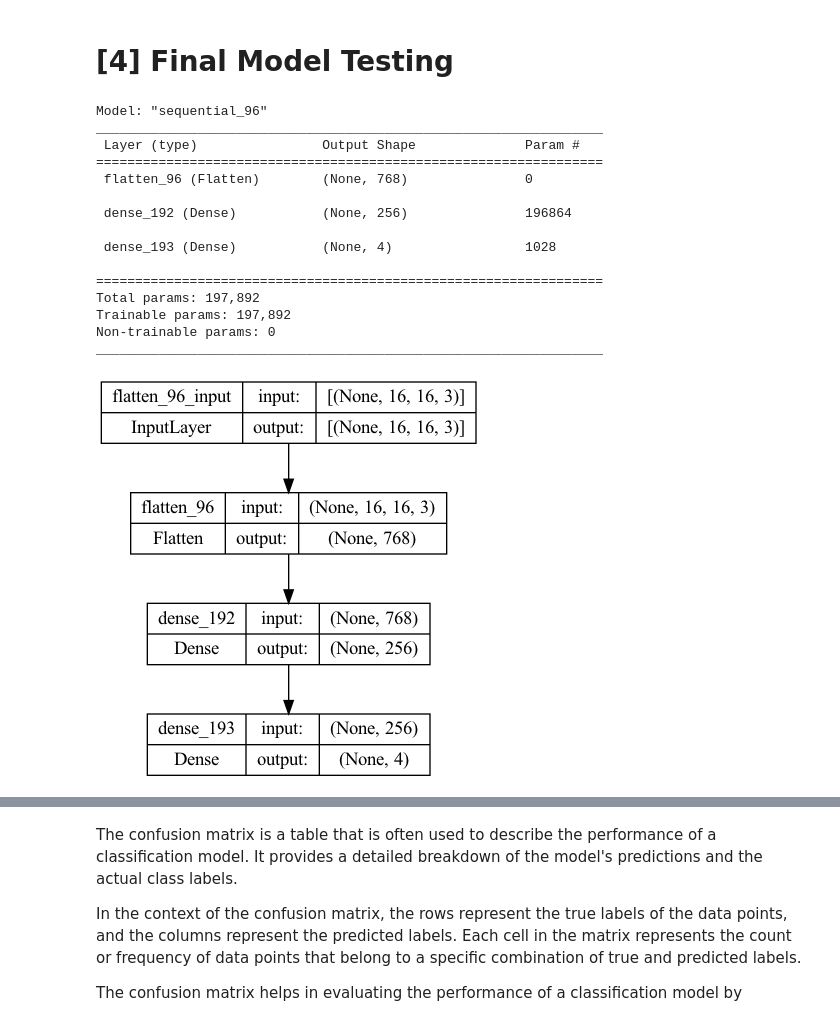
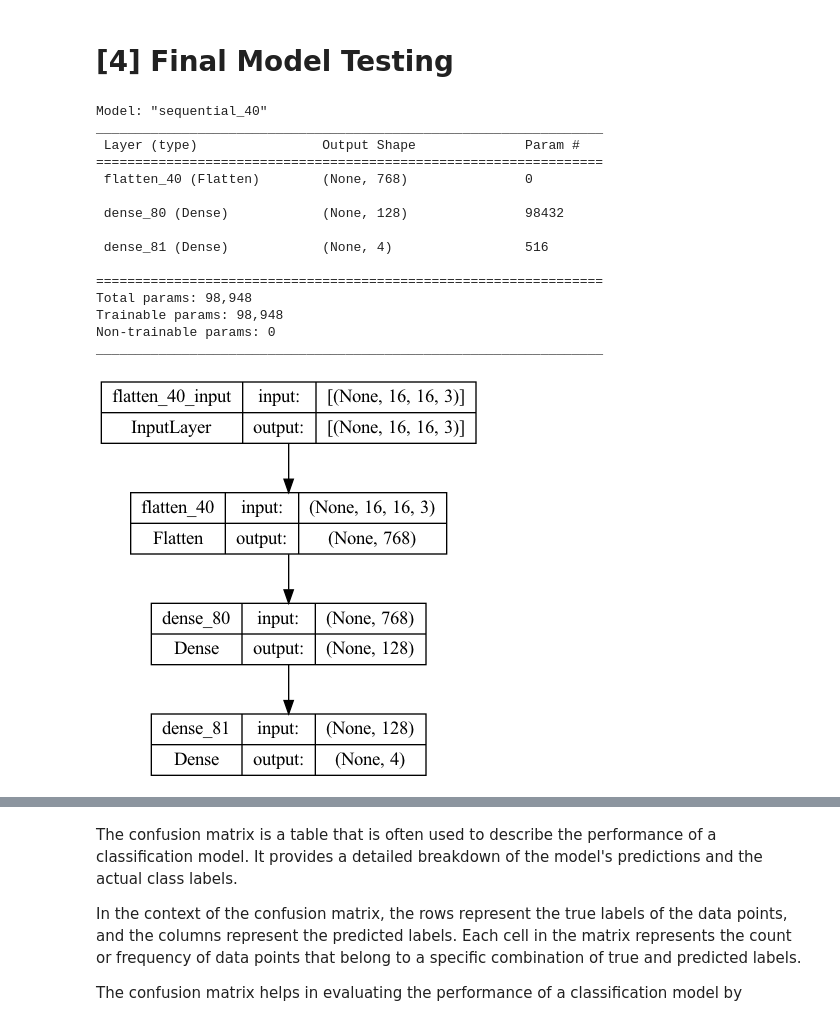
Before and after one commit to AmiruC/Machine-Learning-Cancer-Classification-Model, a Jupyter notebook: notebooks/notebook.ipynb, the cells around one changed output, grey strips where cells are left out. Cells and saved outputs as stored; diff of their text form; code cells hidden in the pictures.

```diff
--- a/notebooks/notebook.ipynb
+++ b/notebooks/notebook.ipynb
@@ -450,38 +475,38 @@ These results were applied to the Final Model.
 # %%
 import tensorflow as tf
 
 INPUT_DIM = (16,16,3)
-HIDDEN_LAYER_DIM = 256
+HIDDEN_LAYER_DIM = 128
 OUTPUT_CLASSES = 4
 
 tuned_model = tf.keras.Sequential([
     tf.keras.layers.Flatten(input_shape=INPUT_DIM),
     tf.keras.layers.Dense(HIDDEN_LAYER_DIM, activation='sigmoid', kernel_regularizer=tf.keras.regularizers.l2(0.01)),
     tf.keras.layers.Dense(OUTPUT_CLASSES)
 ])
 
 optimizer = tf.keras.optimizers.SGD(learning_rate=0.020967378215835976)
 tuned_model.compile(optimizer=optimizer, loss=tf.keras.losses.CategoricalCrossentropy(from_logits=True), metrics=['categorical_accuracy'])
 tuned_model.summary()
 
 tf.keras.utils.plot_model(tuned_model, show_shapes=True)
 # %% [output]
-Model: "sequential_96"
+Model: "sequential_40"
 _________________________________________________________________
  Layer (type)                Output Shape              Param #
 =================================================================
- flatten_96 (Flatten)        (None, 768)               0
+ flatten_40 (Flatten)        (None, 768)               0
 
- dense_192 (Dense)           (None, 256)               196864
+ dense_80 (Dense)            (None, 128)               98432
 
- dense_193 (Dense)           (None, 4)                 1028
+ dense_81 (Dense)            (None, 4)                 516
 
 =================================================================
-Total params: 197,892
-Trainable params: 197,892
+Total params: 98,948
+Trainable params: 98,948
 Non-trainable params: 0
 _________________________________________________________________
-[figure, old version]
+[figure, new version]
 # %%
 test_data['cellType'] = test_data['cellType'].astype('str')
 
```
Also changed, not shown: parts of 20 cells of this notebook, 2 other files.
